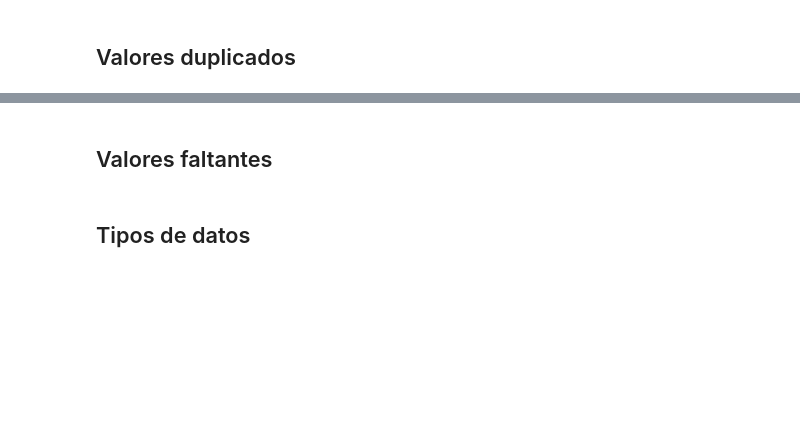
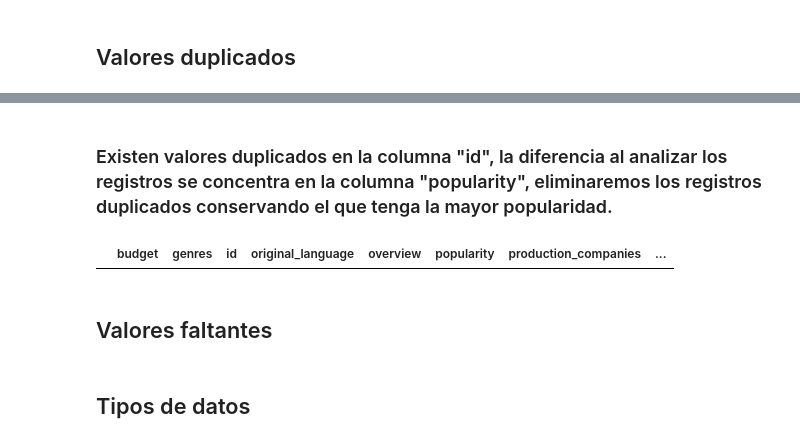
Before and after one commit to lmunozm1702/recomienda_pelis, a Jupyter notebook: eda.ipynb, the cells around one changed output, grey strips where cells are left out. Drawn from its saved outputs; the diff is of its cells as text; code cells hidden in the pictures; blank space fills up the shorter version.

```diff
--- a/eda.ipynb
+++ b/eda.ipynb
@@ -96,3 +186,10 @@ dtype: int64
+# %% [markdown]
+### Existen valores duplicados en la columna "id", la diferencia al analizar los registros se concentra en la columna "popularity", eliminaremos los registros duplicados conservando el que tenga la mayor popularidad.
+# %%
+df_movies = df_movies[df_movies.duplicated(keep=False, subset=['id'])].sort_values(by=['id','popularity']).drop_duplicates('id', keep='last')
+df_movies[df_movies.duplicated(keep=False, subset=['id'])].sort_values(by=['id','popularity'])
+# %% [output]
+|  | budget | genres | id | original_language | overview | popularity | production_companies | ... |
 # %% [markdown]
 ## Valores faltantes
 # %% [markdown]
```
Also changed, not shown: parts of 14 cells of this notebook, 2 other files.
